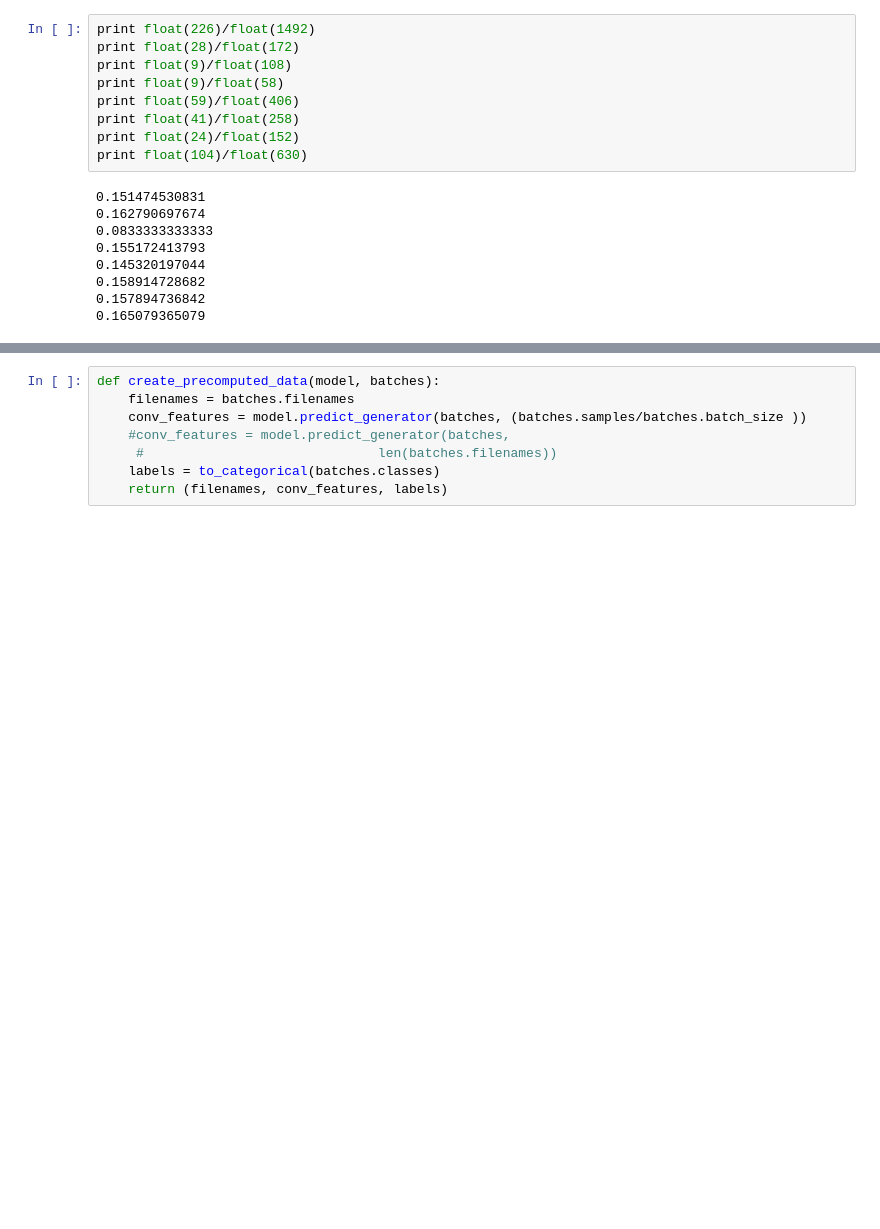
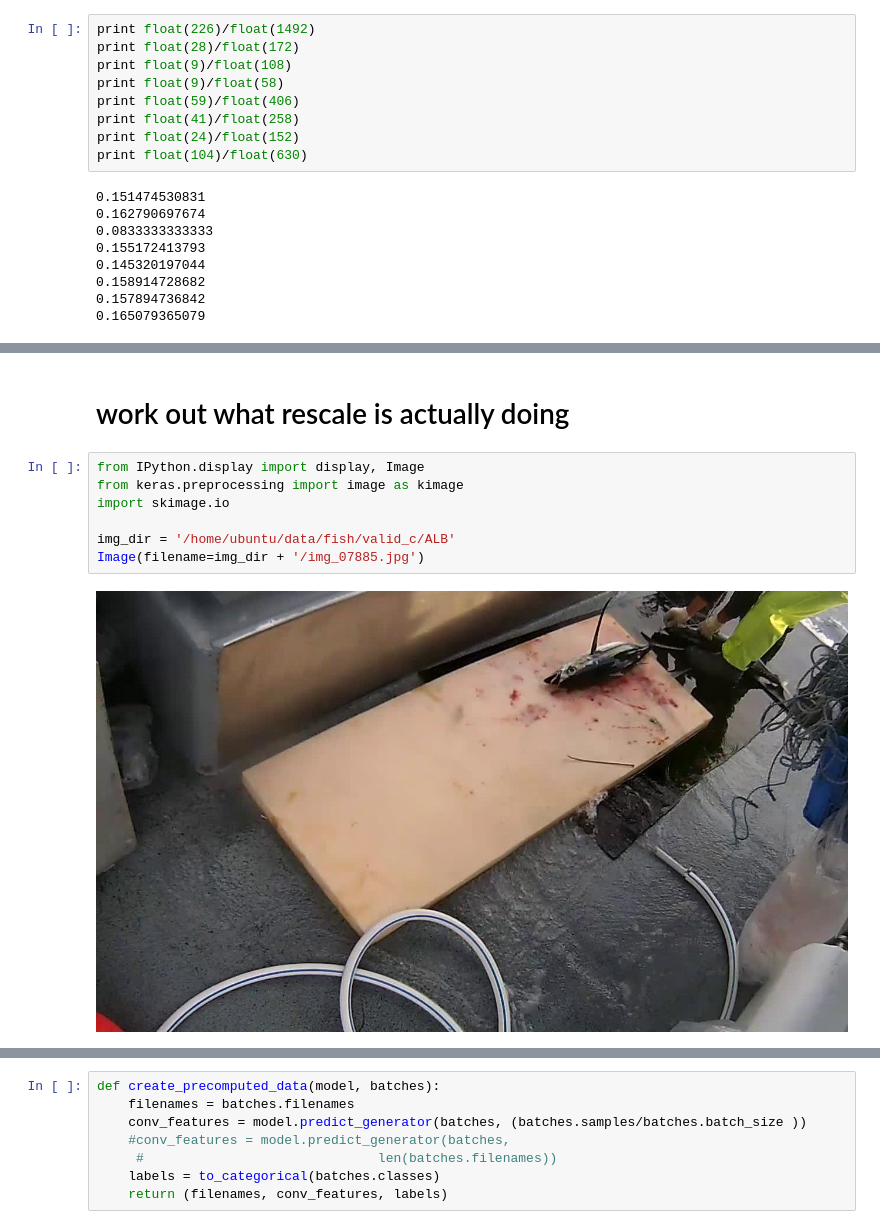
Before and after one commit to MikeHudgell/Kaggle, a Jupyter notebook: 1.0-mh-precomputed_resnet_fish.ipynb, the cells around one changed output, grey strips where cells are left out. Saved outputs shown, nothing was run; the diff lists cells and outputs as text; blank space fills up the shorter version.

Commit message:
scale 1.5 and a look at what scale does

```diff
--- a/1.0-mh-precomputed_resnet_fish.ipynb
+++ b/1.0-mh-precomputed_resnet_fish.ipynb
@@ -167,0 +267,11 @@ Found 500 images belonging to 8 classes.
+# %% [markdown]
+# work out what rescale is actually doing
+# %%
+from IPython.display import display, Image
+from keras.preprocessing import image as kimage
+import skimage.io
+
+img_dir = '/home/ubuntu/data/fish/valid_c/ALB'
+Image(filename=img_dir + '/img_07885.jpg')
+# %% [output]
+[figure, added]
```
Also changed, not shown: parts of 28 cells of this notebook.
